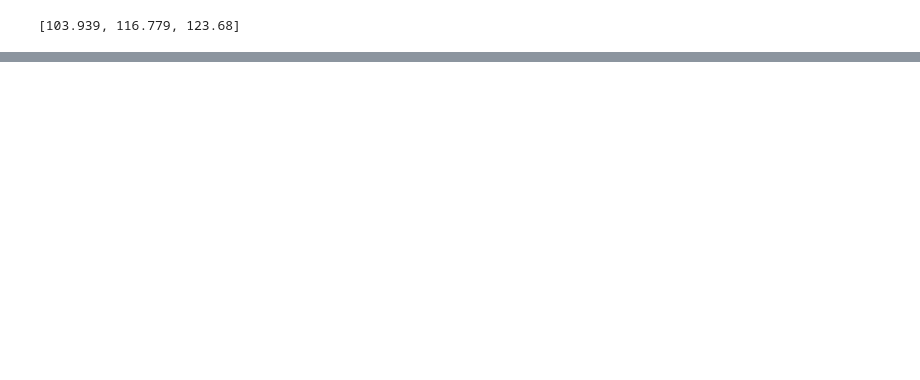
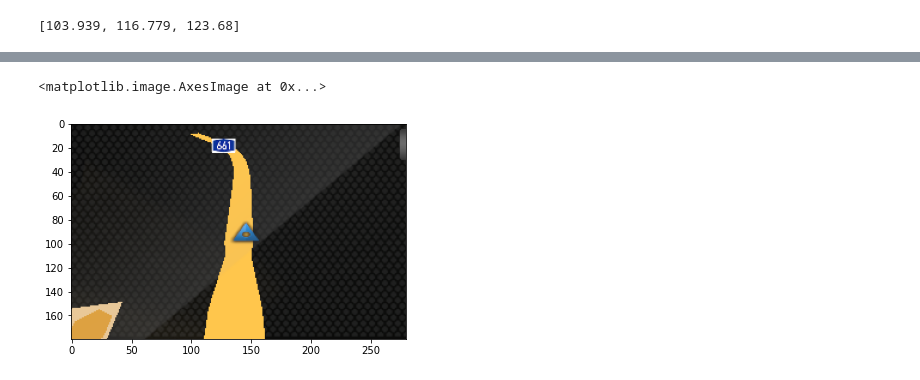
Before and after one commit to evopen/auto-ets2, a Jupyter notebook: scripts/Untitled.ipynb, the cells around one changed output, grey strips where cells are left out. Drawn from its saved outputs; the diff is of its cells as text; code cells hidden in the pictures; blank space fills up the shorter version.

```diff
--- a/scripts/Untitled.ipynb
+++ b/scripts/Untitled.ipynb
@@ -160,0 +189,11 @@ cv2.destroyWindow('result')
+# %%
+img = cv2.imread('../images/1591496756125.png')
+img = cv2.cvtColor(img, cv2.COLOR_BGR2RGB)
+
+right_mirror_region = np.array([1540.0/1920, 770.0/1080, 280.0/1920, 180.0 / 1080 ])
+rect = GetRectFromRegion(right_mirror_region, 1920, 1080)
+map_img = img[rect[1]:rect[1] + rect[3], rect[0]:rect[0]+rect[2]]
+plt.imshow(map_img)
+# %% [output]
+<matplotlib.image.AxesImage at 0x...>
+[figure, added]
```
Also changed, not shown: parts of 18 cells of this notebook, 4 other files.
